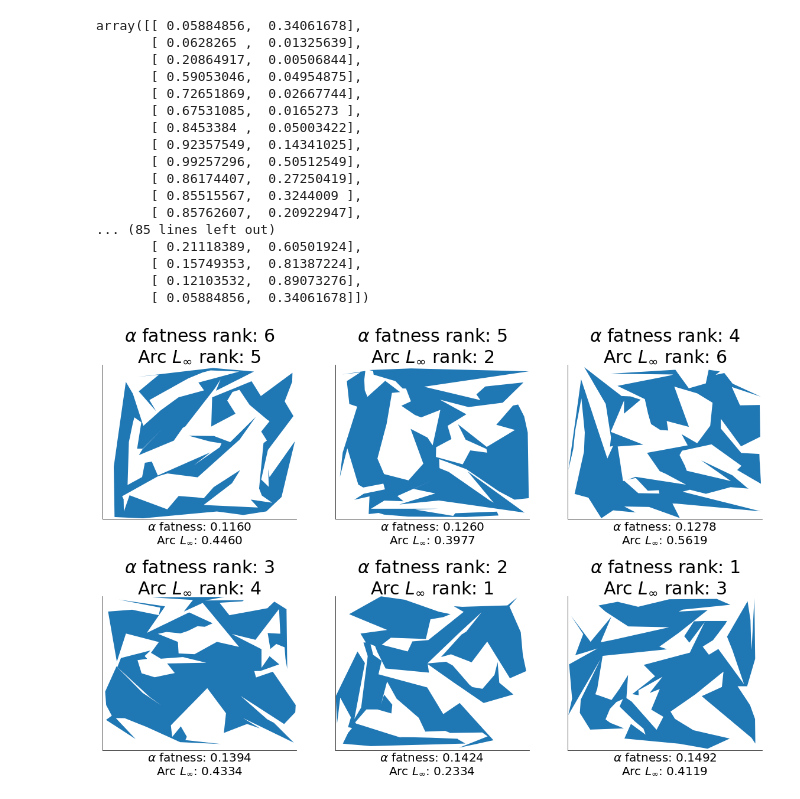
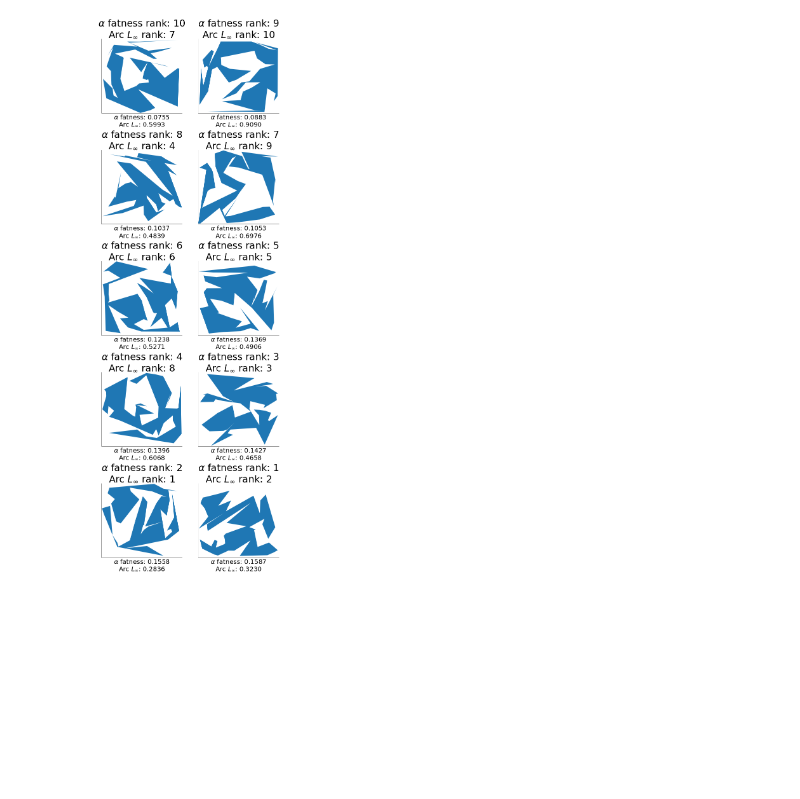
Before and after one commit to DavidNKraemer/polygonal-niceness, a Jupyter notebook: notebooks/Analysis of Mitchell Polygons.ipynb, the cells around one changed output. Drawn from its saved outputs; the diff is of its cells as text; code cells hidden in the pictures; blank space fills up the shorter version.

```diff
--- a/notebooks/Analysis of Mitchell Polygons.ipynb
+++ b/notebooks/Analysis of Mitchell Polygons.ipynb
@@ -7,15 +7,14 @@ from matplotlib import rcParams
 import seaborn as sns
 import pandas as pd
 # %%
-sns.set_context('talk')
-rcParams['font.size'] = 18
-rcParams['figure.titlesize'] = 'large'
+sns.set_context('paper')
+rcParams['font.size'] = 10
 # %%
 %matplotlib inline
 # %%
-group = 100
+group = 50
 delta = '0-05'
-sample = 6
+sample = 10
 
 meas1 = 'alpha_score'
 meas2 = 'chord_arc_infinity'
@@ -38,44 +37,22 @@ unsmoothed = u_meas_2_scores.set_index('n').join(u_meas_1_scores.set_index('n'),
 
 u_fine_asorted = unsmoothed.sort_values(f'0.05 {measure_one}',ascending=True)[[f'0.05 {measure_two}', f'0.05 {measure_one}', 'Polygon']]
 u_fine_csorted = unsmoothed.sort_values(f'0.05 {measure_two}',ascending=False)[[f'0.05 {measure_two}', 'Polygon']]
-# %%
-p = u_fine_asorted['Polygon'].iloc[0]
-# %%
-p.get_xy()
-# %% [output]
-array([[ 0.05884856,  0.34061678],
-       [ 0.0628265 ,  0.01325639],
-       [ 0.20864917,  0.00506844],
-       [ 0.59053046,  0.04954875],
-       [ 0.72651869,  0.02667744],
-       [ 0.67531085,  0.0165273 ],
-       [ 0.8453384 ,  0.05003422],
-       [ 0.92357549,  0.14341025],
-       [ 0.99257296,  0.50512549],
-       [ 0.86174407,  0.27250419],
-       [ 0.85515567,  0.3244009 ],
-       [ 0.85762607,  0.20922947],
-... (85 lines left out)
-       [ 0.21118389,  0.60501924],
-       [ 0.15749353,  0.81387224],
-       [ 0.12103532,  0.89073276],
-       [ 0.05884856,  0.34061678]])
 # %%
-fig_u, axes_u = plt.subplots(2,3,figsize=(20,12))
-for (i, ax) in enumerate(axes_u.reshape(6,)):
+fig_u, axes_u = plt.subplots(5,2,figsize=(10,30))
+for (i, ax) in enumerate(axes_u.reshape(sample,)):
     m1_rank = i
     polygon_name = u_fine_asorted.iloc[i].name
     m2_rank = u_fine_csorted.index.get_loc(u_fine_asorted.iloc[i].name)
     p = PatchCollection([u_fine_asorted['Polygon'].iloc[i]])
     ax.add_collection(p)
     ax.get_yaxis().set_visible(False)
     ax.set_xticks([])
     ax.set_title(f'{measure_one} rank: {sample - m1_rank}\n{measure_two} rank: {sample - m2_rank}', fontsize=30)
     ax.set_xlabel(f'{measure_one}: {(u_fine_asorted[f"0.05 {measure_one}"].iloc[i]):.4f}\n{measure_two}: {(u_fine_asorted[f"0.05 {measure_two}"].iloc[i]):.4f}', fontsize=20)
     sns.despine(ax=ax)
 
 plt.subplots_adjust(hspace=0.5)
 
-fig_u.savefig(f'../plots/u_{group}_{meas1}_{meas2}_vertices_{delta}_delta_ranking.eps', bbox_inches='tight')
+fig_u.savefig(f'../plots/u_{group}_{meas1}_{meas2}_vertices_{delta}_delta_ranking.jpg', bbox_inches='tight')
 # %% [output]
-[figure, old version]
+[figure, new version]
```
Also changed, not shown: parts of 2 cells of this notebook, 17 other files.
